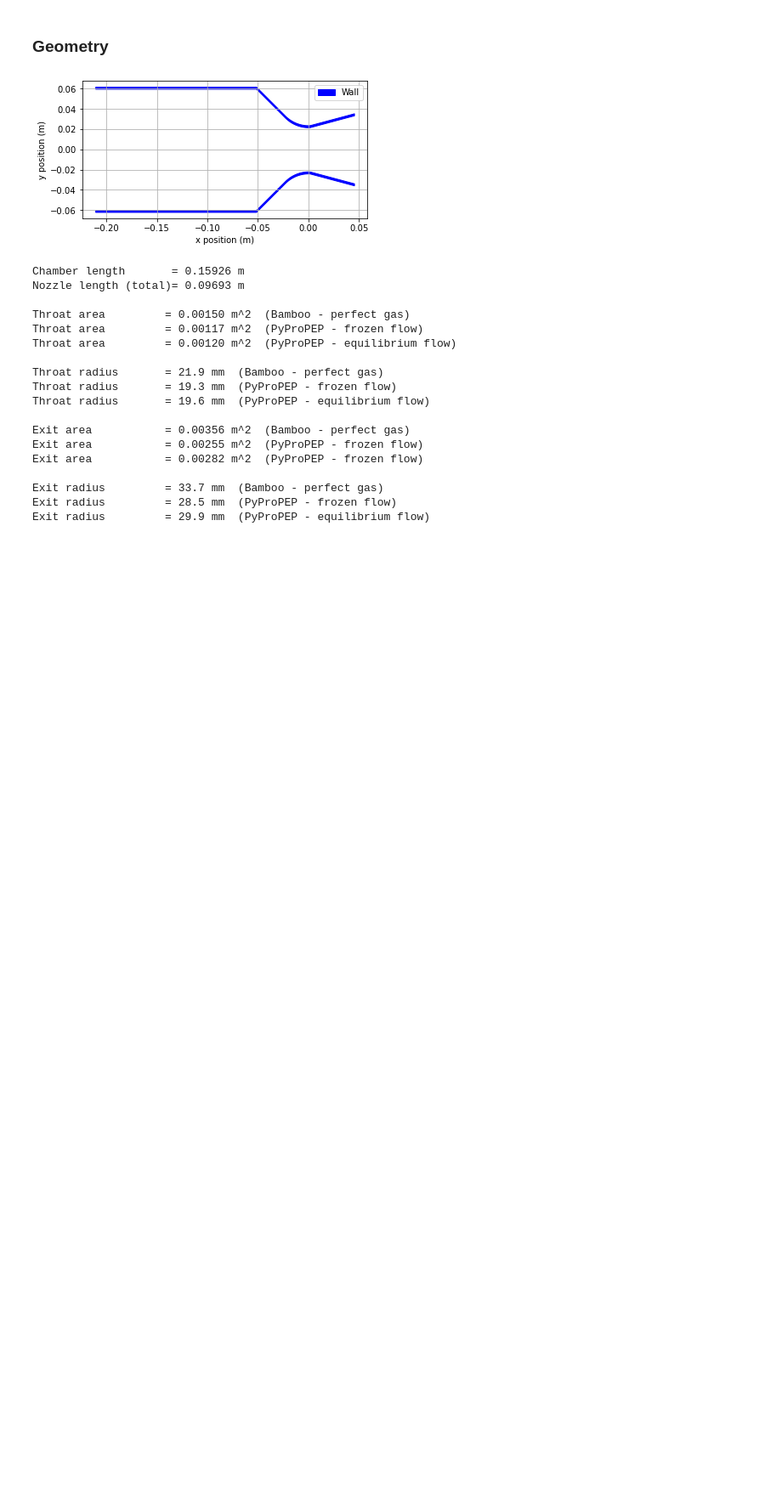
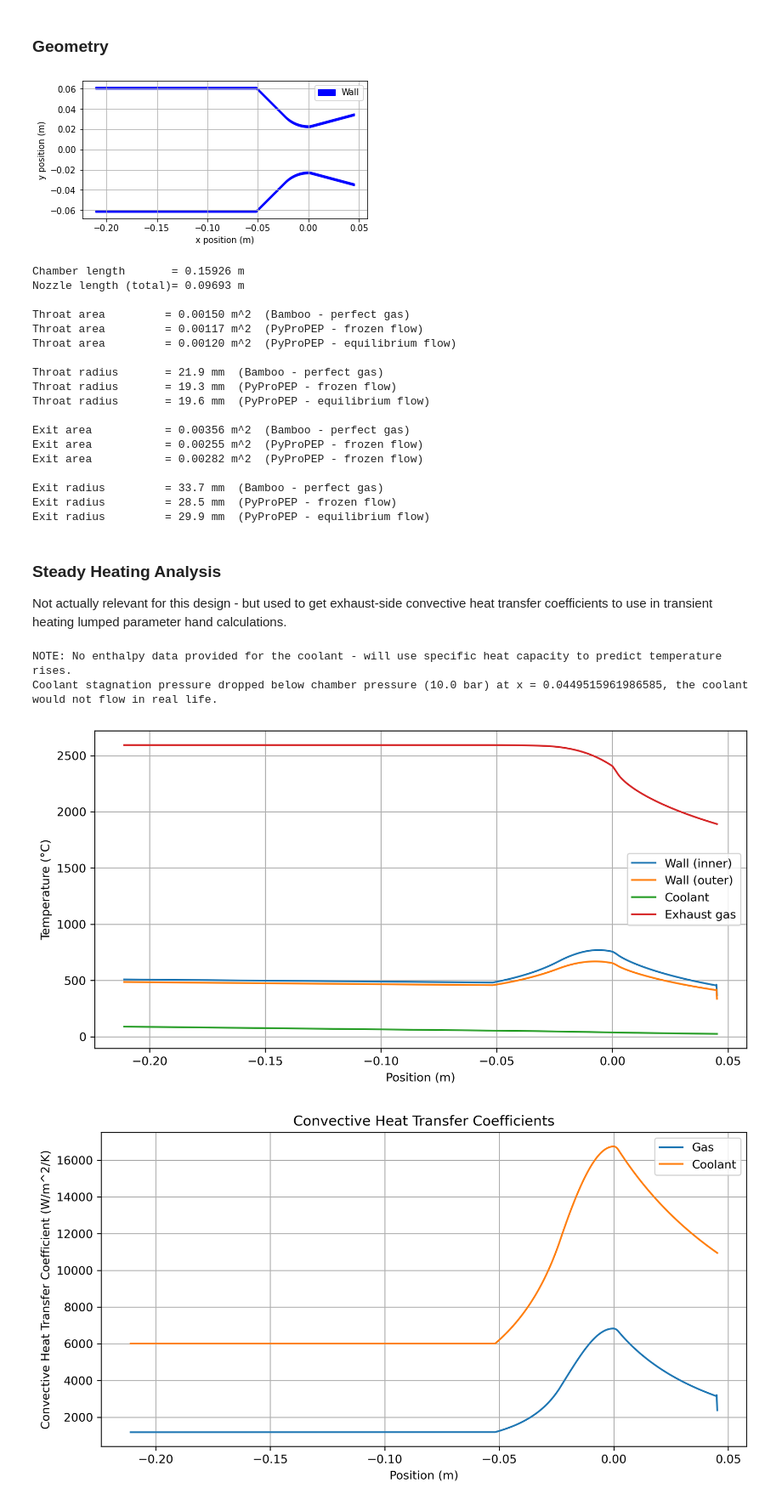
Before and after one commit to dug20/Bamboo-Investigations, a Jupyter notebook: White Dwarf 2.ipynb, the cells around one changed output. Shown at 85% size. Cells and saved outputs as stored; diff of their text form; code cells hidden in the pictures; blank space fills up the shorter version.

```diff
--- a/White Dwarf 2.ipynb
+++ b/White Dwarf 2.ipynb
@@ -158,3 +151,79 @@ Exit area           = 0.00282 m^2  (PyProPEP - frozen flow)
 Exit radius         = 33.7 mm  (Bamboo - perfect gas)
 Exit radius         = 28.5 mm  (PyProPEP - frozen flow)
 Exit radius         = 29.9 mm  (PyProPEP - equilibrium flow)
+# %% [markdown]
+### Steady Heating Analysis
+
+Not actually relevant for this design - but used to get exhaust-side convective heat transfer coefficients to use in transient heating lumped parameter hand calculations.
+# %%
+'''Coolant jacket'''
+mdot_coolant = 1                               #Coolant mass flow rate
+inlet_T = 298.15                                 #Coolant inlet temperature
+inlet_p0 = 10e5                                  #Tank / inlet coolant stagnation pressure (Pa)
+inner_wall_material = bam.materials.CopperC700         #Copper inner wall
+channel_height = 3e-3
+blockage_ratio = 0.5
+number_of_ribs = 200
+
+
+# Exhaust gas transport properties
+def Pr_gas(T, p):
+    return PropsSI("PRANDTL", "T", T, "P", p, "NITROGEN")
+
+def mu_gas(T, p):
+    return PropsSI("VISCOSITY", "T", T, "P", p, "NITROGEN")
+
+def k_gas(T, p):
+    return PropsSI("CONDUCTIVITY", "T", T, "P", p, "NITROGEN")
+
+gas_transport = bam.cooling.TransportProperties(type = "functions",
+                                                Pr = Pr_gas,
+                                                mu = mu_gas,
+                                                k = k_gas)
+
+
+# Coolant transport properties don't matter - just use approx. properties of water
+coolant_transport = bam.cooling.TransportProperties(type = "constants",
+                                                    Pr = 4,
+                                                    mu = 1.0016e-3,
+                                                    k = 0.598,
+                                                    cp = 4200,
+                                                    rho = 1000)
+
+
+
+#Add the gas transport properties to the engine
+engine.add_exhaust_transport(gas_transport)
+
+#Add the cooling jacket
+engine.add_cooling_jacket(inner_wall_material,
+                               inlet_T,
+                               inlet_p0,
+                               coolant_transport,
+                               mdot_coolant,
+                               configuration = "vertical",
+                               channel_height = channel_height,
+                               blockage_ratio = blockage_ratio,
+                               number_of_ribs = number_of_ribs,
+                                 outer_wall_material = outer_wall_material)
+
+#Run simulation
+heating_data = engine.steady_heating_analysis(to_json = False,
+                                              h_gas_model = 'bartz-sigma',
+                                              h_coolant_model = 'gnielinski')
+# %% [output]
+NOTE: No enthalpy data provided for the coolant - will use specific heat capacity to predict temperature rises.
+Coolant stagnation pressure dropped below chamber pressure (10.0 bar) at x = 0.0449515961986585, the coolant would not flow in real life.
+# %%
+import matplotlib as mpl
+mpl.rcParams['figure.dpi'] = 300
+
+bam.plot.plot_temperatures(heating_data, show_gas = True)
+plt.show()
+
+bam.plot.plot_h(heating_data,)
+plt.title("Convective Heat Transfer Coefficients")
+plt.show()
+# %% [output]
+[figure, added]
+[figure, added]
```
Also changed, not shown: parts of 2 cells of this notebook.
